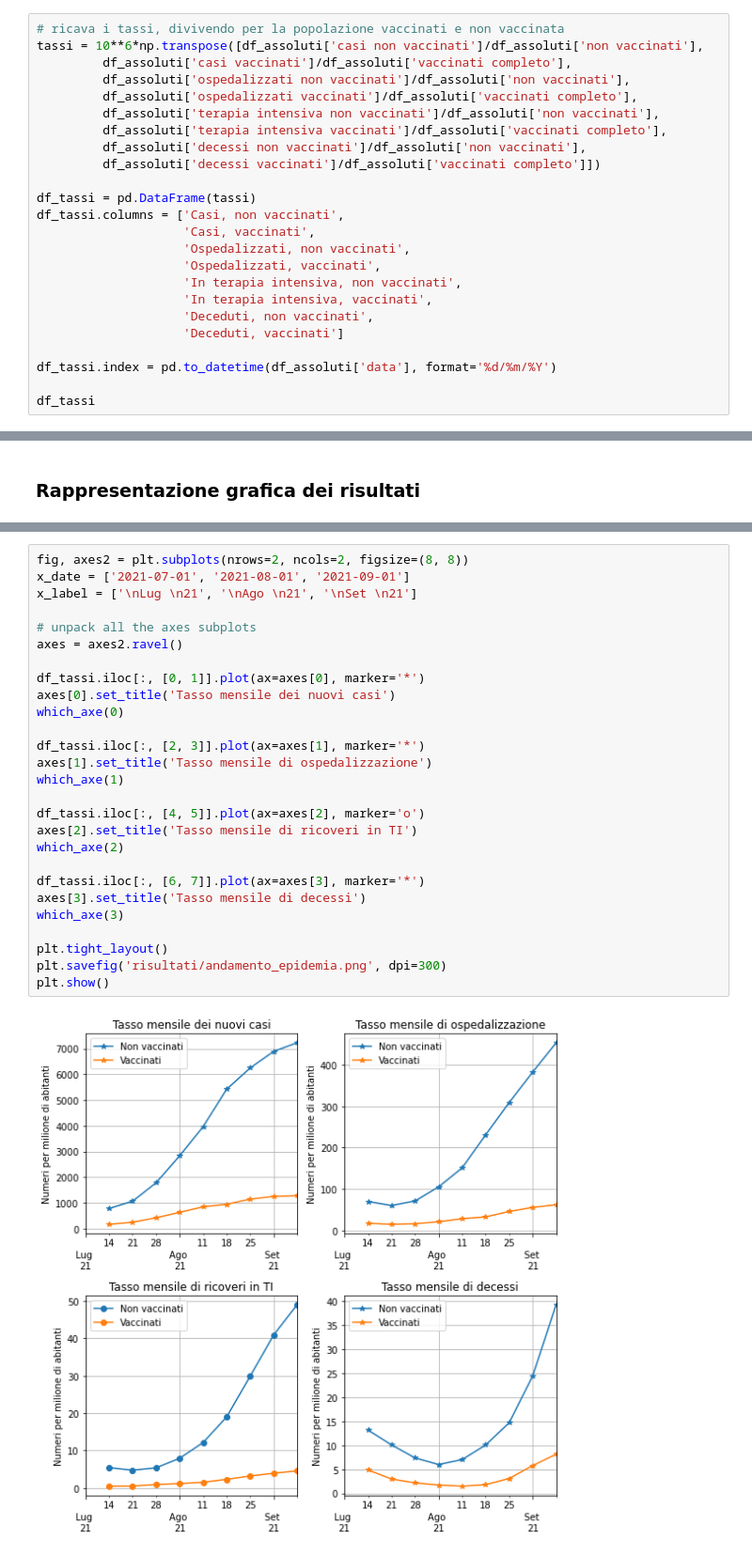
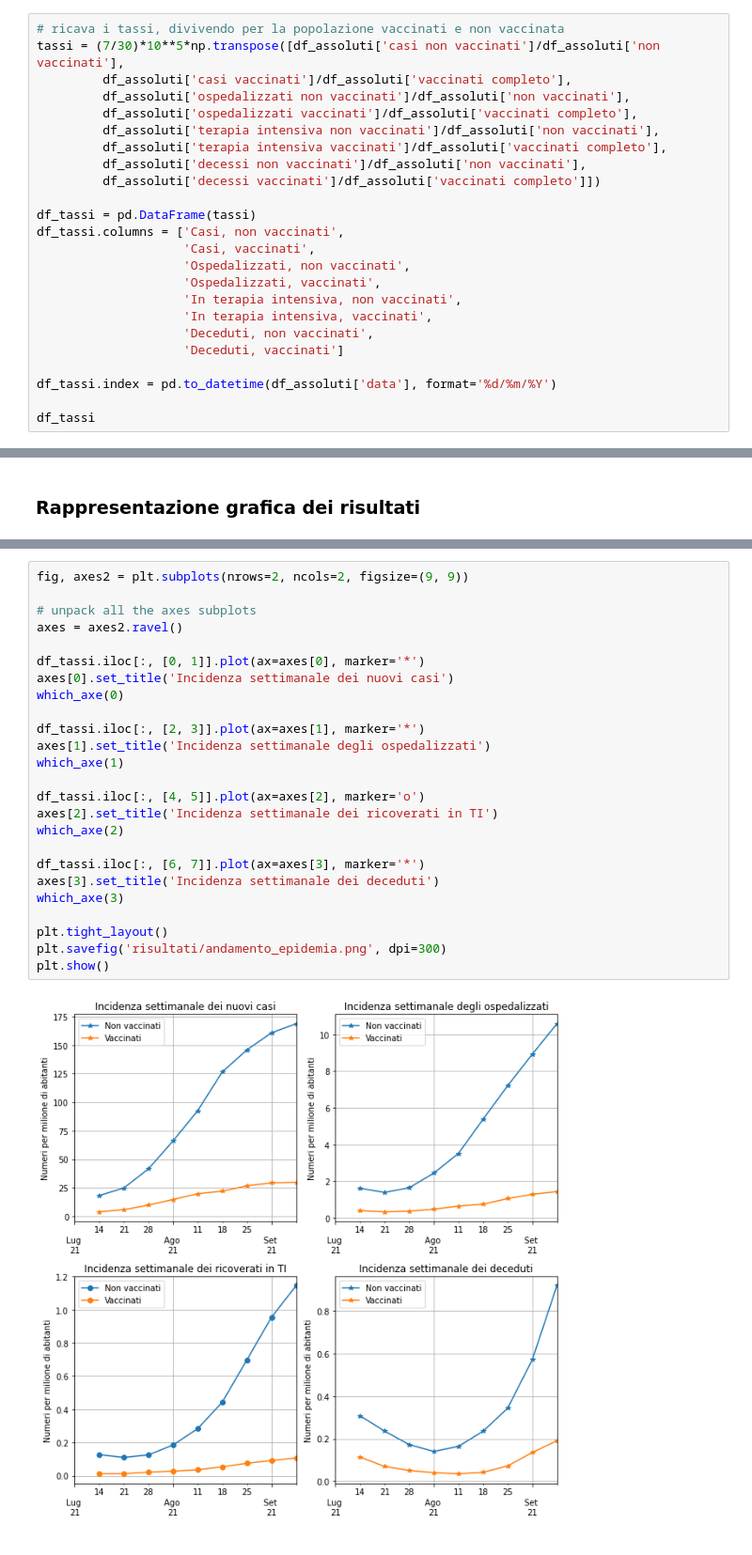
Before and after one commit to apalladi/covid_vaccini_monitoraggio, a Jupyter notebook: andamento_epidemia.ipynb, the cells around one changed output, grey strips where cells are left out. Shown at 94% size. Saved outputs shown, nothing was run; the diff lists cells and outputs as text.

```diff
--- a/andamento_epidemia.ipynb
+++ b/andamento_epidemia.ipynb
@@ -25,7 +25,7 @@ df_assoluti
 Calcola tassi di infezione, ospedalizzazione e decessi per vaccinati e non vaccinati
 # %%
 # ricava i tassi, divivendo per la popolazione vaccinati e non vaccinata
-tassi = 10**6*np.transpose([df_assoluti['casi non vaccinati']/df_assoluti['non vaccinati'],
+tassi = (7/30)*10**5*np.transpose([df_assoluti['casi non vaccinati']/df_assoluti['non vaccinati'],
          df_assoluti['casi vaccinati']/df_assoluti['vaccinati completo'],
          df_assoluti['ospedalizzati non vaccinati']/df_assoluti['non vaccinati'],
          df_assoluti['ospedalizzati vaccinati']/df_assoluti['vaccinati completo'],
@@ -70,34 +73,32 @@ def which_axe(x):
     axes[x].legend(['Non vaccinati', 'Vaccinati'])
     axes[x].grid()
 # %%
-fig, axes2 = plt.subplots(nrows=2, ncols=2, figsize=(8, 8))
-x_date = ['2021-07-01', '2021-08-01', '2021-09-01']
-x_label = ['\nLug \n21', '\nAgo \n21', '\nSet \n21']
+fig, axes2 = plt.subplots(nrows=2, ncols=2, figsize=(9, 9))
 
 # unpack all the axes subplots
 axes = axes2.ravel()
 
 df_tassi.iloc[:, [0, 1]].plot(ax=axes[0], marker='*')
-axes[0].set_title('Tasso mensile dei nuovi casi')
+axes[0].set_title('Incidenza settimanale dei nuovi casi')
 which_axe(0)
 
 df_tassi.iloc[:, [2, 3]].plot(ax=axes[1], marker='*')
-axes[1].set_title('Tasso mensile di ospedalizzazione')
+axes[1].set_title('Incidenza settimanale degli ospedalizzati')
 which_axe(1)
 
 df_tassi.iloc[:, [4, 5]].plot(ax=axes[2], marker='o')
-axes[2].set_title('Tasso mensile di ricoveri in TI')
+axes[2].set_title('Incidenza settimanale dei ricoverati in TI')
 which_axe(2)
 
 df_tassi.iloc[:, [6, 7]].plot(ax=axes[3], marker='*')
-axes[3].set_title('Tasso mensile di decessi')
+axes[3].set_title('Incidenza settimanale dei deceduti')
 which_axe(3)
 
 plt.tight_layout()
 plt.savefig('risultati/andamento_epidemia.png', dpi=300)
 plt.show()
 # %% [output]
-[figure, old version]
+[figure, new version]
 # %%
 plt.figure(figsize=(6, 5))
 (df_tassi.iloc[:, 0]/df_tassi.iloc[:, 1]).plot(label='Nuovi casi', color='blue')
```
Also changed, not shown: parts of 3 cells of this notebook, 6 other files.
